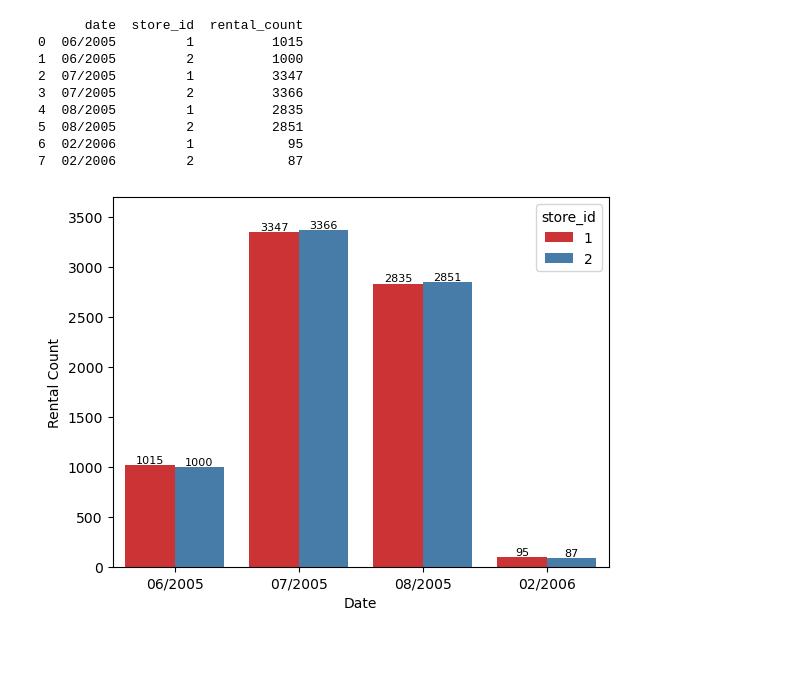
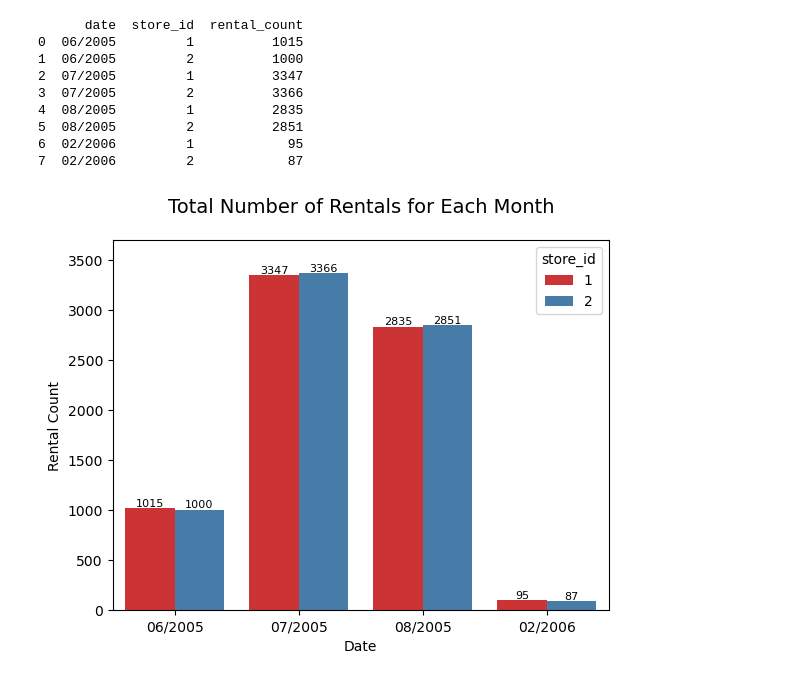
Before and after one commit to kimberly42787/DVD-Rental-SQL-Project, a Jupyter notebook: DVD Rental_Udacity DataSet/Analysis #2.ipynb, the cells around one changed output. Saved outputs shown, nothing was run; the diff lists cells and outputs as text; code cells hidden in the pictures; blank space fills up the shorter version.

```diff
--- a/DVD Rental_Udacity DataSet/Analysis #2.ipynb
+++ b/DVD Rental_Udacity DataSet/Analysis #2.ipynb
@@ -80,16 +79,25 @@ print(rent_count_df)
 6  02/2006         1            95
 7  02/2006         2            87
 # %%
+# Create a bar graph to compare the two stores
+
 ax = sns.barplot(
                 x = 'date',
                 y = 'rental_count',
                 hue = 'store_id',
                 data = rent_count_df,
                 palette = 'Set1'
                 )
-#
+# Axis Labels
 ax.set(xlabel = 'Date', ylabel = 'Rental Count', ylim = (0,3700))
+
+# Title
+plt.title('Total Number of Rentals for Each Month', pad=20, fontsize=14)
+
+# Bar labels
 for container in ax.containers:
     ax.bar_label(container, size = 8)
+
+plt.show()
 # %% [output]
-[figure, old version]
+[figure, new version]
```
Also changed, not shown: parts of 3 cells of this notebook, 2 other files.
